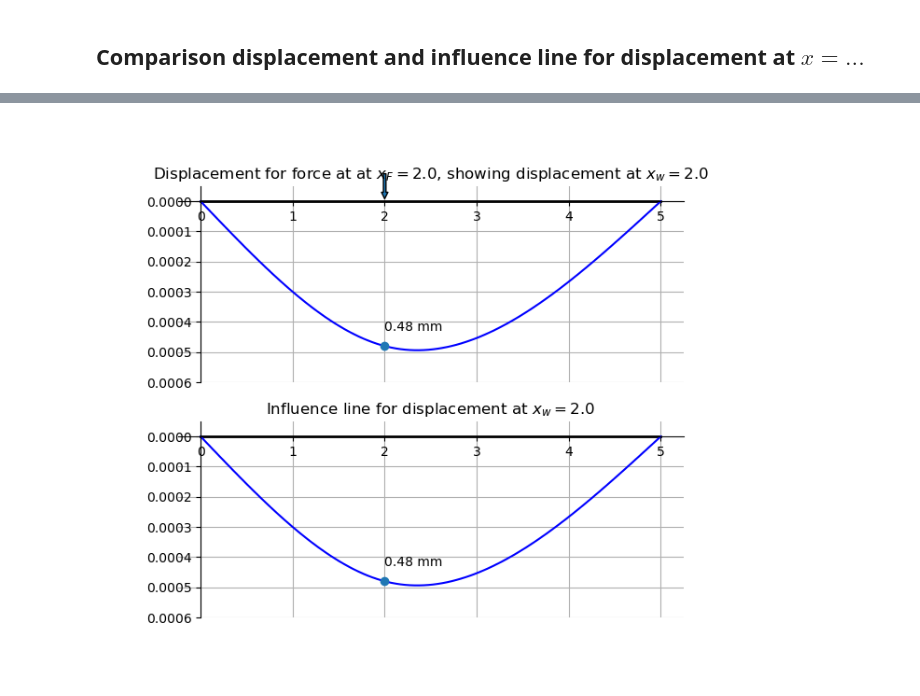
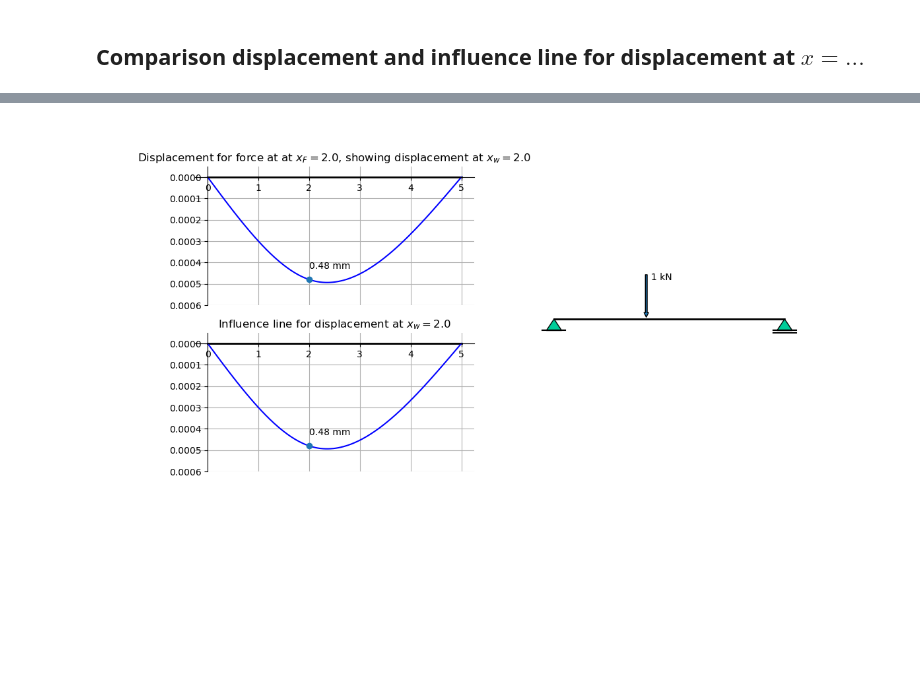
Before and after one commit to TUDelft-books/CTB3330, a Jupyter notebook: book/influence_line/influence_line_simple/Interactive_influence_line_simple_w.ipynb, the cells around one changed output, grey strips where cells are left out. Cells and saved outputs as stored; diff of their text form; code cells hidden in the pictures; blank space fills up the shorter version.

```diff
--- a/book/influence_line/influence_line_simple/Interactive_influence_line_simple_w.ipynb
+++ b/book/influence_line/influence_line_simple/Interactive_influence_line_simple_w.ipynb
@@ -114,40 +114,70 @@ $\displaystyle \begin{cases} \frac{7 \cdot \left(5 - x\right)}{25000} & \text{fo
 # %% [markdown]
 ## Comparison displacement and influence line for displacement at $x = ...$
 # %%
+%matplotlib widget
+from matplotlib.patches import Polygon
+
 x = np.linspace(0,5.0001,100)
-fig, axs = plt.subplots(2, 1, figsize=(7, 6))
+fig = plt.figure(figsize=(12, 6))
+fig.canvas.toolbar_visible = False
 
+gs = fig.add_gridspec(2,2)
+axs0 = fig.add_subplot(gs[:, 1])
+axs1 = fig.add_subplot(gs[0, 0])
+axs2 = fig.add_subplot(gs[1, 0])
 def func(a,b):
-    axs[0].clear()  # Clear the existing plot
-    axs[1].clear()
-    axs[0].plot([0,5],[0,0],color='black',linewidth=2)
-    axs[0].grid()
-    axs[0].plot(x,w_numpy(5,b,5000,x),color='blue')
-    axs[0].plot(a,w_numpy(5,b,5000,a),marker='o')
-    axs[0].annotate('%.2f mm' % np.round(w_numpy(5,b,5000,a)*1000,2),xy = [a,w_numpy(5,b,5000,a)-0.00005])
-    axs[0].annotate(text='', xy=(b,0), xytext=(b,-0.0001), arrowprops=dict(arrowstyle='simple'))
-    axs[0].set_ylim([-0.00005,0.0006])
-    axs[0].invert_yaxis()
+    axs0.clear()
+    axs1.clear()  # Clear the existing plot
+    axs2.clear()
+
+    axs0.plot([0,5],[0,0],color='black',linewidth=2)
+    L_i = 0
+    y = np.array([[-1/6+L_i,1/4], [L_i,0], [1/6+L_i,1/4]])
+    p = Polygon(y, facecolor = '#00CC99',edgecolor='black')
+    axs0.plot([-0.25+L_i,0.25+L_i],[0.25,0.25],color='black')
+    axs0.add_patch(p)
+    L_i = 5
+    y = np.array([[-1/6+L_i,1/4], [L_i,0], [1/6+L_i,1/4]])
+    p = Polygon(y, facecolor = '#00CC99',edgecolor='black')
+    axs0.plot([-0.25+L_i,0.25+L_i],[0.25,0.25],color='black')
+    axs0.plot([-0.25+L_i,0.25+L_i],[0.3,0.3],color='black')
+    axs0.add_patch(p)
+    axs0.annotate('1 kN',xy = [b+0.1,-1],ha='left',va='top')
+
+    axs0.annotate(text='', xy=(b,0), xytext=(b,-1), arrowprops=dict(arrowstyle='simple'))
+    axs0.set_ylim([-1,1])
+    axs0.set_aspect('equal')
+    axs0.invert_yaxis()
+    axs0.axis('off')
+
+    axs1.plot([0,5],[0,0],color='black',linewidth=2)
+    axs1.grid()
+    axs1.plot(x,w_numpy(5,b,5000,x),color='blue')
+    axs1.plot(a,w_numpy(5,b,5000,a),marker='o')
+    axs1.annotate('%.2f mm' % np.round(w_numpy(5,b,5000,a)*1000,2),xy = [a,w_numpy(5,b,5000,a)-0.00005])
+    #axs1.annotate(text='', xy=(b,0), xytext=(b,-0.0001), arrowprops=dict(arrowstyle='simple'))
+    axs1.set_ylim([-0.00005,0.0006])
+    axs1.invert_yaxis()
     title0 = 'Displacement for force at at $x_F = '+str(b)+'$, showing displacement at $x_w = '+str(a)+'$'
-    axs[0].set_title(title0)
-    axs[1].plot([0,5],[0,0],color='black',linewidth=2)
-    axs[1].grid()
-    axs[1].plot(x,w_numpy(5,a,5000,x),color='blue')
-    axs[1].plot(b,w_numpy(5,a,5000,b),marker='o')
-    axs[1].annotate('%.2f mm' % np.round(w_numpy(5,a,5000,b)*1000,2),xy = [b,w_numpy(5,a,5000,b)-0.00005])
-    axs[1].set_ylim([-0.00005,0.0006])
-    axs[1].invert_yaxis()
+    axs1.set_title(title0)
+    axs2.plot([0,5],[0,0],color='black',linewidth=2)
+    axs2.grid()
+    axs2.plot(x,w_numpy(5,a,5000,x),color='blue')
+    axs2.plot(b,w_numpy(5,a,5000,b),marker='o')
+    axs2.annotate('%.2f mm' % np.round(w_numpy(5,a,5000,b)*1000,2),xy = [b,w_numpy(5,a,5000,b)-0.00005])
+    axs2.set_ylim([-0.00005,0.0006])
+    axs2.invert_yaxis()
     title1 = 'Influence line for displacement at $x_w = '+str(a)+'$'
-    axs[1].set_title(title1)
+    axs2.set_title(title1)
 
-    axs[0].spines['right'].set_color('none')
-    axs[0].spines['top'].set_color('none')
-    axs[0].spines['bottom'].set_position('zero')
-    axs[0].spines['left'].set_position('zero')
-    axs[1].spines['right'].set_color('none')
-    axs[1].spines['top'].set_color('none')
-    axs[1].spines['bottom'].set_position('zero')
-    axs[1].spines['left'].set_position('zero')
+    axs1.spines['right'].set_color('none')
+    axs1.spines['top'].set_color('none')
+    axs1.spines['bottom'].set_position('zero')
+    axs1.spines['left'].set_position('zero')
+    axs2.spines['right'].set_color('none')
+    axs2.spines['top'].set_color('none')
+    axs2.spines['bottom'].set_position('zero')
+    axs2.spines['left'].set_position('zero')
     plt.draw()
 
 
@@ -158 +188 @@ interactive(children=(FloatSlider(value=2.0, description='Location displacement
-[figure, old version]
+[figure, new version]
```
Also changed, not shown: parts of 4 cells of this notebook, 3 other files.
